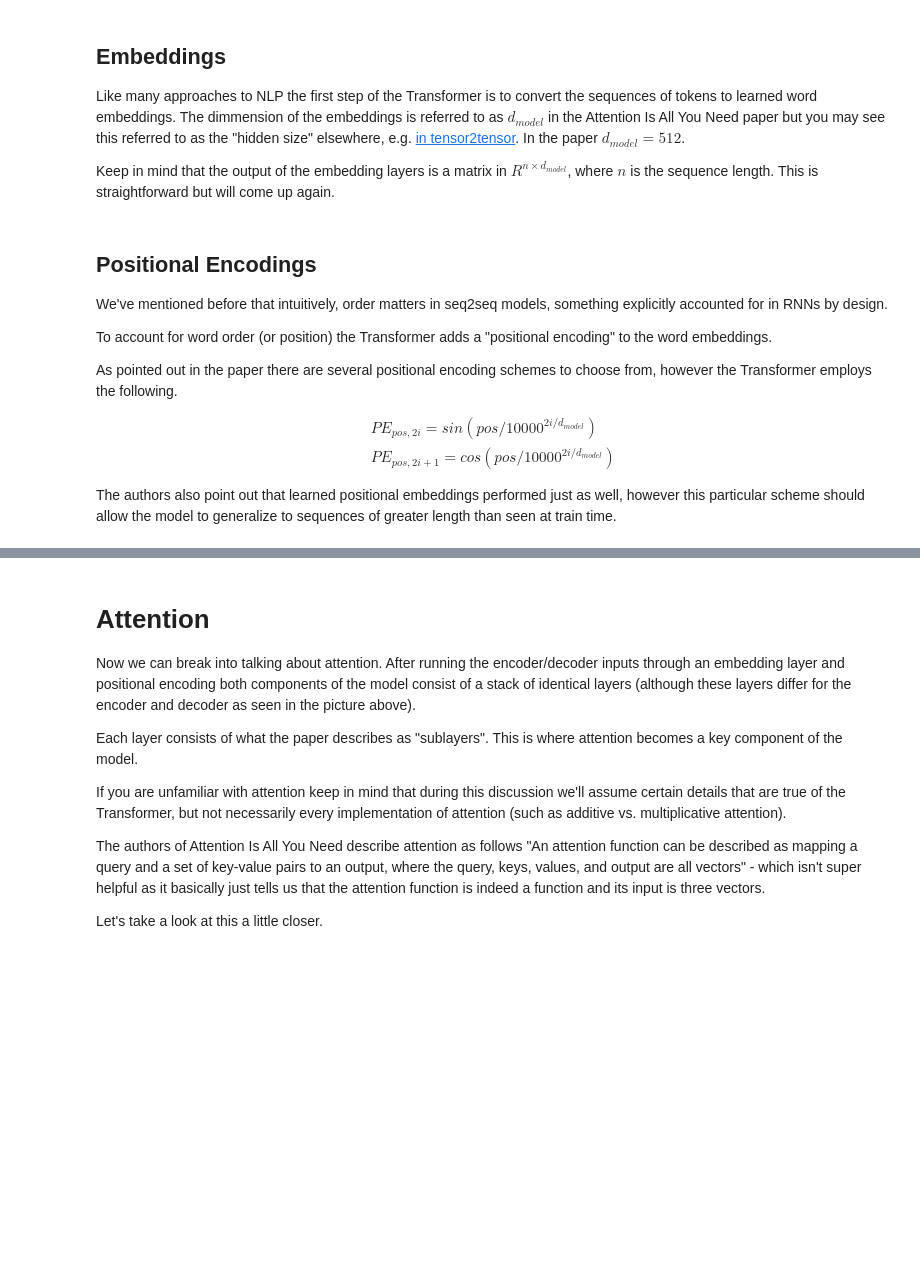
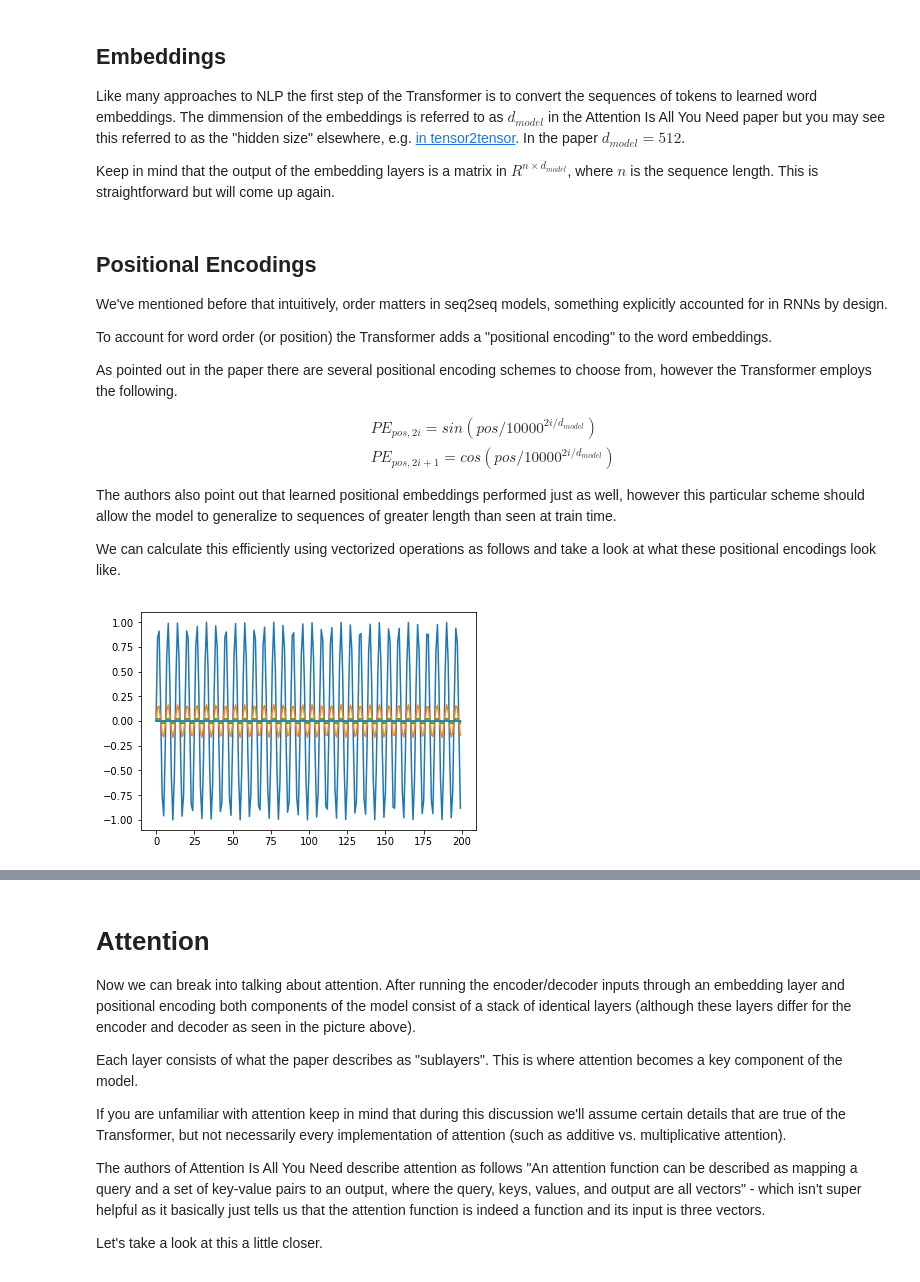
Before and after one commit to dantegates/attention-is-all-you-need-overview, a Jupyter notebook: An overview of Attention Is All You Need.ipynb, the cells around one changed output, grey strips where cells are left out. Saved outputs shown, nothing was run; the diff lists cells and outputs as text; code cells hidden in the pictures; blank space fills up the shorter version.

Commit message:
updated section on positional encoding

```diff
--- a/An overview of Attention Is All You Need.ipynb
+++ b/An overview of Attention Is All You Need.ipynb
@@ -89,3 +89,19 @@ $$
 $$
 
 The authors also point out that learned positional embeddings performed just as well, however this particular scheme should allow the model to generalize to sequences of greater length than seen at train time.
+
+We can calculate this efficiently using vectorized operations as follows and take a look at what these positional encodings look like.
+# %%
+import matplotlib.pyplot as plt
+import numpy as np
+X = np.ones((200, 512))
+d_model = 512
+rows, cols = np.indices(X.shape)
+numerator = np.where(cols % 2, np.cos(rows), np.sin(rows))
+denominator = (10_000**((2*cols)/d_model))
+encodings = numerator / denominator
+# sinusoids along each dimmension of the encoding
+for encoding in encodings.T[::50]:
+    plt.plot(encoding)
+# %% [output]
+[figure, added]
```
Also changed, not shown: parts of 4 cells of this notebook.
